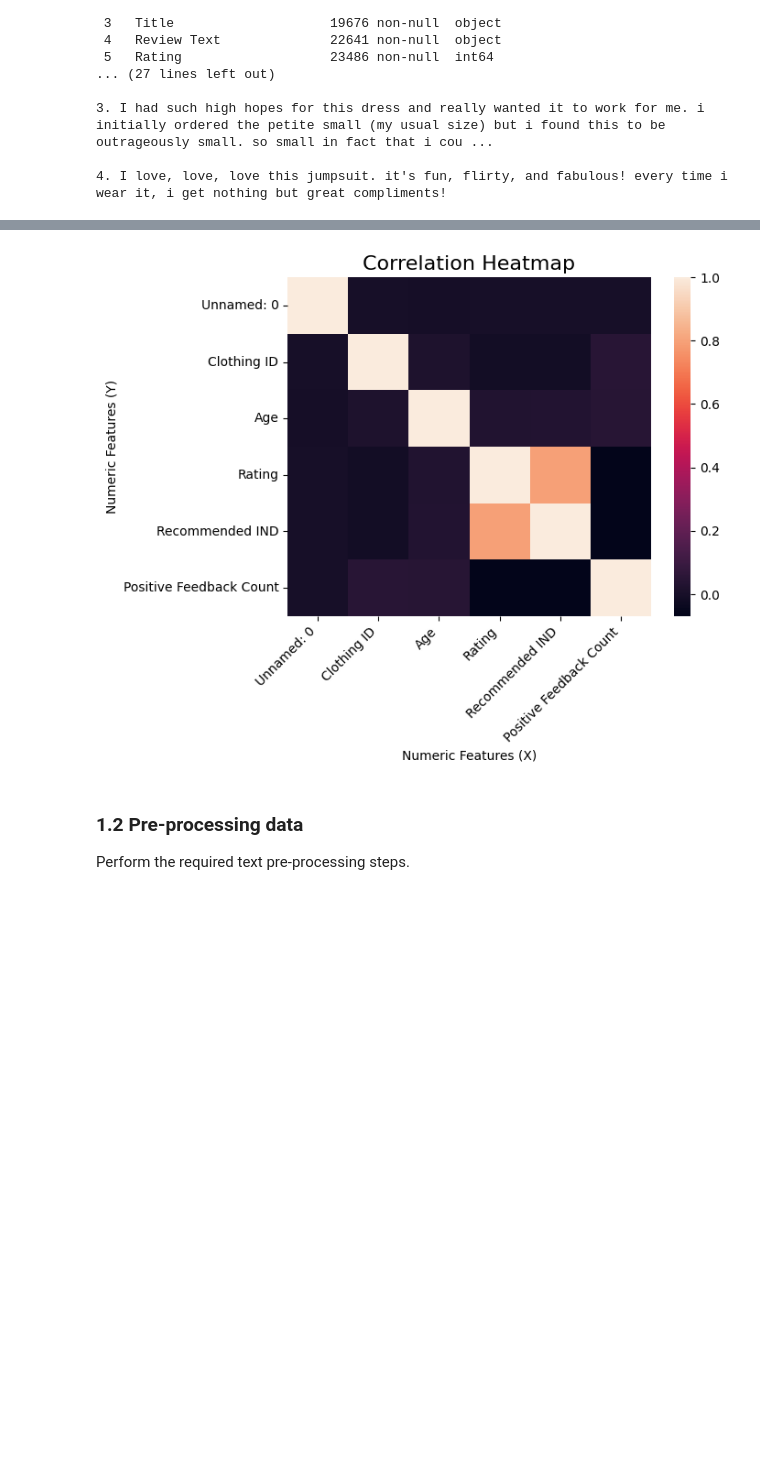
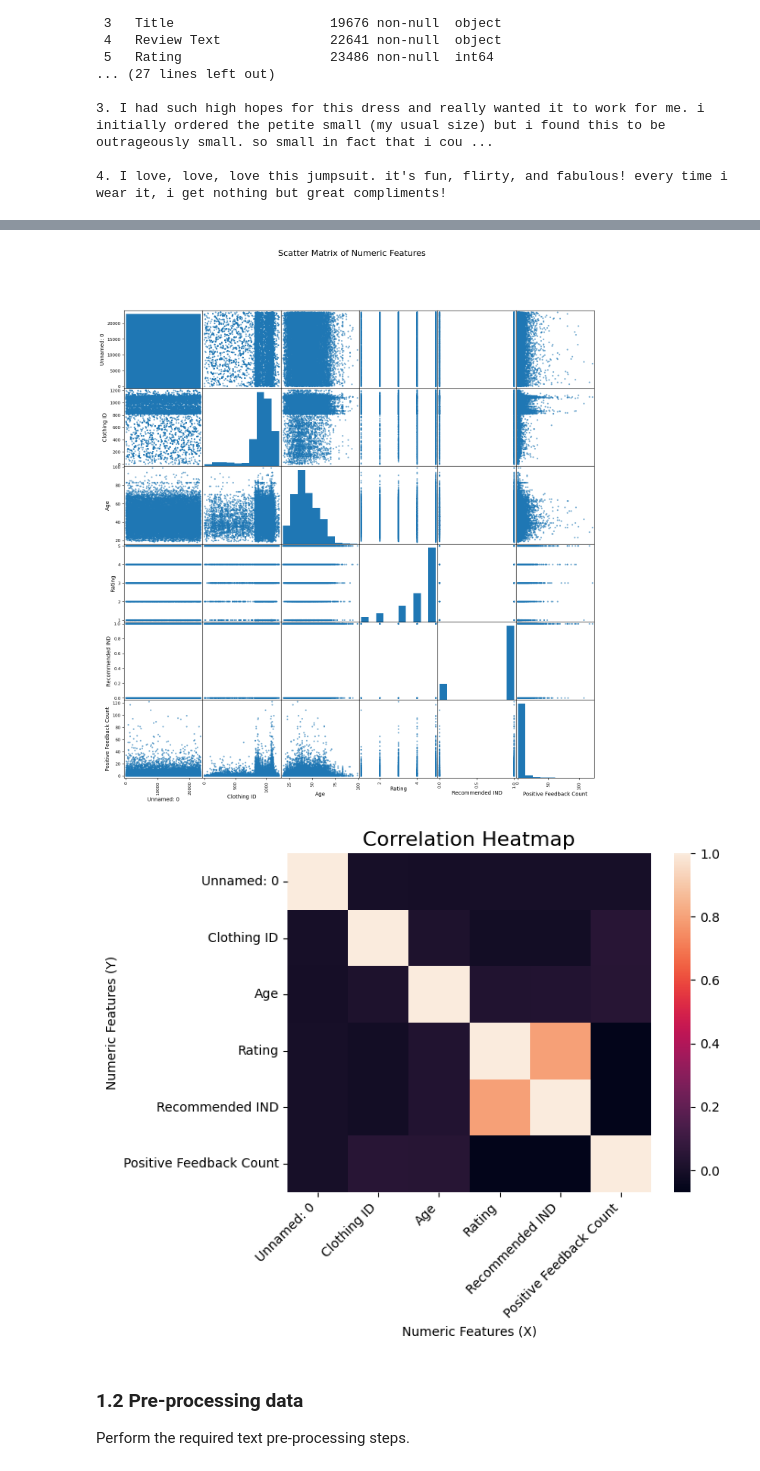
Before and after one commit to theaussiepie/basic_webapp_prod_rec_w-nlp, a Jupyter notebook: eda/eda.ipynb, the cells around one changed output, grey strips where cells are left out. Saved outputs shown, nothing was run; the diff lists cells and outputs as text; code cells hidden in the pictures; blank space fills up the shorter version.

Commit message:
basic stats, plots notes

```diff
--- a/eda/eda.ipynb
+++ b/eda/eda.ipynb
@@ -138,18 +155,25 @@ Positive Feedback Count        -0.069045                 1.000000
 # %%
 #basic visualizations
 import matplotlib.pyplot as plt
 import seaborn as sns
 
+#df scatter plot
+scat_axes = pd.plotting.scatter_matrix(df.select_dtypes(include='number'), figsize=(16,16), alpha = 0.6)
+scat_plot = scat_axes[0, 0]
+scat_plot.figure.suptitle('Scatter Matrix of Numeric Features', fontsize=16)
+plt.show()
+
+
+#heatmap for correlation matrix
 corr_plot = sns.heatmap(df.corr(numeric_only=True))
 corr_plot.set_title('Correlation Heatmap', fontsize = 16)
 corr_plot.set_xlabel('Numeric Features (X)', fontsize = 10)
 corr_plot.set_ylabel('Numeric Features (Y)', fontsize = 10)
 corr_plot.set_xticklabels(corr_plot.get_xticklabels(), rotation=45, ha='right') #rortate x-axis label readability
-
-
-corr_plot.figure.show()
+plt.show()
 # %% [output]
-[figure, old version]
+[figure, new version]
+[figure, added]
 # %% [markdown]
 ### 1.2 Pre-processing data
 Perform the required text pre-processing steps.
```
Also changed, not shown: parts of 3 cells of this notebook.
